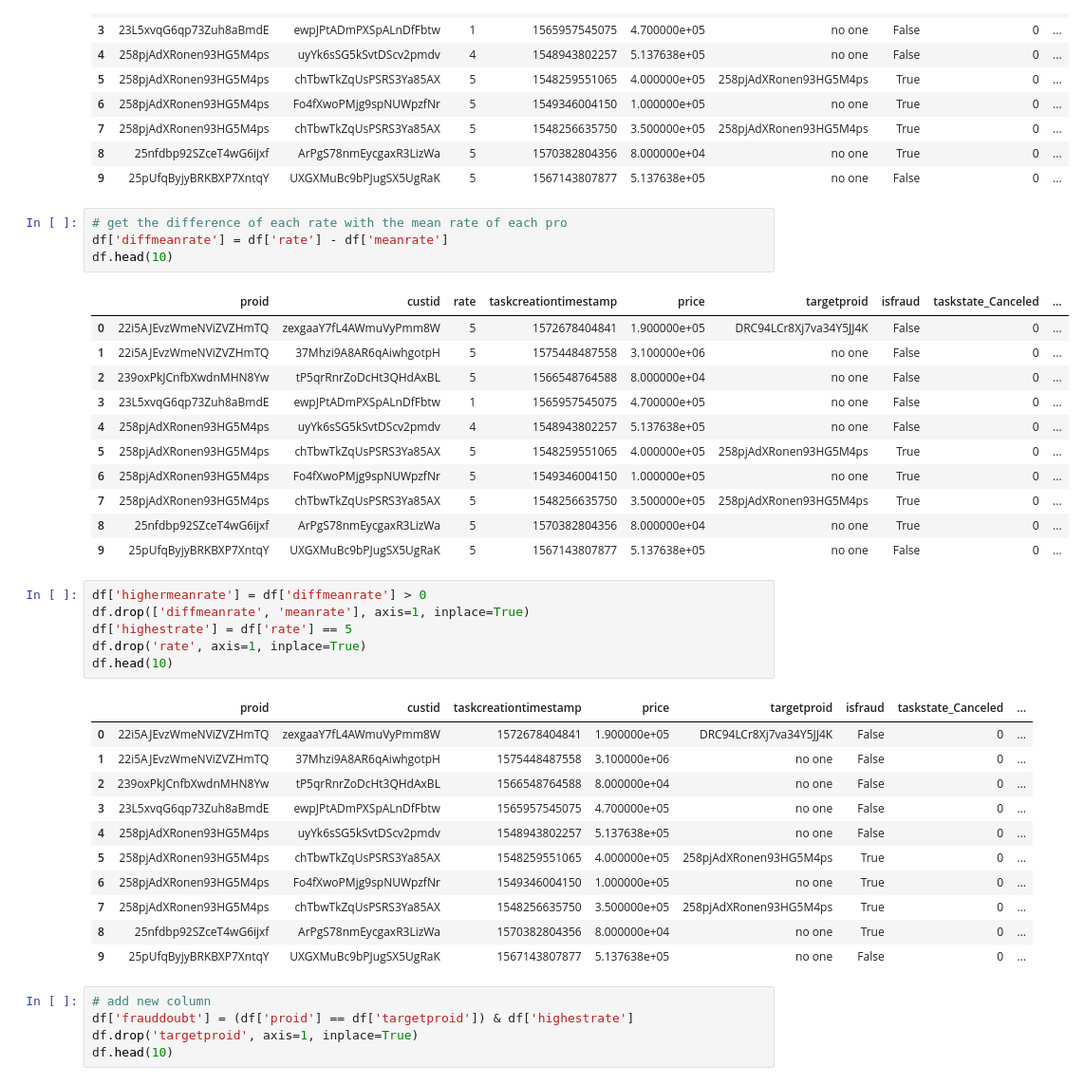
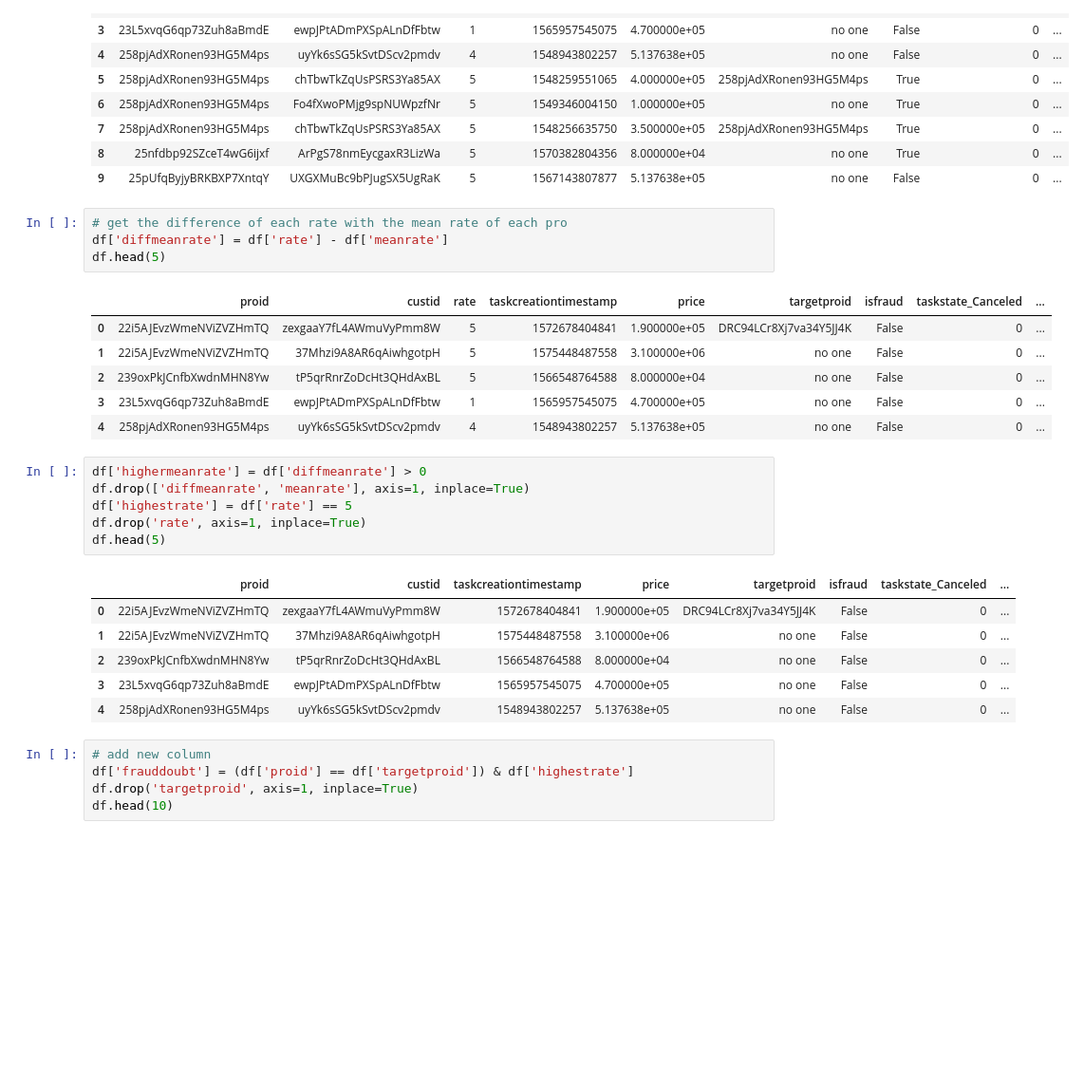
Before and after one commit to shivaZeymaran/Fraud-Detection, a Jupyter notebook: Fraud_Detection.ipynb, the cells around one changed output. Shown at 95% size. Drawn from its saved outputs; the diff is of its cells as text; blank space fills up the shorter version.

```diff
--- a/Fraud_Detection.ipynb
+++ b/Fraud_Detection.ipynb
@@ -175,25 +161,20 @@ df.head(10)
 # %%
 # get the difference of each rate with the mean rate of each pro
 df['diffmeanrate'] = df['rate'] - df['meanrate']
-df.head(10)
+df.head(5)
 # %% [output]
 |  | proid | custid | rate | taskcreationtimestamp | price | targetproid | isfraud | taskstate_Canceled | ... |
 | 0 | 22i5AJEvzWmeNViZVZHmTQ | zexgaaY7fL4AWmuVyPmm8W | 5 | 1572678404841 | 1.900000e+05 | DRC94LCr8Xj7va34Y5JJ4K | False | 0 | ... |
 | 1 | 22i5AJEvzWmeNViZVZHmTQ | 37Mhzi9A8AR6qAiwhgotpH | 5 | 1575448487558 | 3.100000e+06 | no one | False | 0 | ... |
 | 2 | 239oxPkJCnfbXwdnMHN8Yw | tP5qrRnrZoDcHt3QHdAxBL | 5 | 1566548764588 | 8.000000e+04 | no one | False | 0 | ... |
 | 3 | 23L5xvqG6qp73Zuh8aBmdE | ewpJPtADmPXSpALnDfFbtw | 1 | 1565957545075 | 4.700000e+05 | no one | False | 0 | ... |
 | 4 | 258pjAdXRonen93HG5M4ps | uyYk6sSG5kSvtDScv2pmdv | 4 | 1548943802257 | 5.137638e+05 | no one | False | 0 | ... |
-| 5 | 258pjAdXRonen93HG5M4ps | chTbwTkZqUsPSRS3Ya85AX | 5 | 1548259551065 | 4.000000e+05 | 258pjAdXRonen93HG5M4ps | True | 0 | ... |
-| 6 | 258pjAdXRonen93HG5M4ps | Fo4fXwoPMjg9spNUWpzfNr | 5 | 1549346004150 | 1.000000e+05 | no one | True | 0 | ... |
-| 7 | 258pjAdXRonen93HG5M4ps | chTbwTkZqUsPSRS3Ya85AX | 5 | 1548256635750 | 3.500000e+05 | 258pjAdXRonen93HG5M4ps | True | 0 | ... |
-| 8 | 25nfdbp92SZceT4wG6ijxf | ArPgS78nmEycgaxR3LizWa | 5 | 1570382804356 | 8.000000e+04 | no one | True | 0 | ... |
-| 9 | 25pUfqByjyBRKBXP7XntqY | UXGXMuBc9bPJugSX5UgRaK | 5 | 1567143807877 | 5.137638e+05 | no one | False | 0 | ... |
 # %%
 df['highermeanrate'] = df['diffmeanrate'] > 0
 df.drop(['diffmeanrate', 'meanrate'], axis=1, inplace=True)
 df['highestrate'] = df['rate'] == 5
 df.drop('rate', axis=1, inplace=True)
-df.head(10)
+df.head(5)
 # %% [output]
 |  | proid | custid | taskcreationtimestamp | price | targetproid | isfraud | taskstate_Canceled | ... |
 | 0 | 22i5AJEvzWmeNViZVZHmTQ | zexgaaY7fL4AWmuVyPmm8W | 1572678404841 | 1.900000e+05 | DRC94LCr8Xj7va34Y5JJ4K | False | 0 | ... |
@@ -201,11 +182,6 @@ df.head(10)
 | 2 | 239oxPkJCnfbXwdnMHN8Yw | tP5qrRnrZoDcHt3QHdAxBL | 1566548764588 | 8.000000e+04 | no one | False | 0 | ... |
 | 3 | 23L5xvqG6qp73Zuh8aBmdE | ewpJPtADmPXSpALnDfFbtw | 1565957545075 | 4.700000e+05 | no one | False | 0 | ... |
 | 4 | 258pjAdXRonen93HG5M4ps | uyYk6sSG5kSvtDScv2pmdv | 1548943802257 | 5.137638e+05 | no one | False | 0 | ... |
-| 5 | 258pjAdXRonen93HG5M4ps | chTbwTkZqUsPSRS3Ya85AX | 1548259551065 | 4.000000e+05 | 258pjAdXRonen93HG5M4ps | True | 0 | ... |
-| 6 | 258pjAdXRonen93HG5M4ps | Fo4fXwoPMjg9spNUWpzfNr | 1549346004150 | 1.000000e+05 | no one | True | 0 | ... |
-| 7 | 258pjAdXRonen93HG5M4ps | chTbwTkZqUsPSRS3Ya85AX | 1548256635750 | 3.500000e+05 | 258pjAdXRonen93HG5M4ps | True | 0 | ... |
-| 8 | 25nfdbp92SZceT4wG6ijxf | ArPgS78nmEycgaxR3LizWa | 1570382804356 | 8.000000e+04 | no one | True | 0 | ... |
-| 9 | 25pUfqByjyBRKBXP7XntqY | UXGXMuBc9bPJugSX5UgRaK | 1567143807877 | 5.137638e+05 | no one | False | 0 | ... |
 # %%
 # add new column
 df['frauddoubt'] = (df['proid'] == df['targetproid']) & df['highestrate']
```
Also changed, not shown: parts of 12 cells of this notebook.
